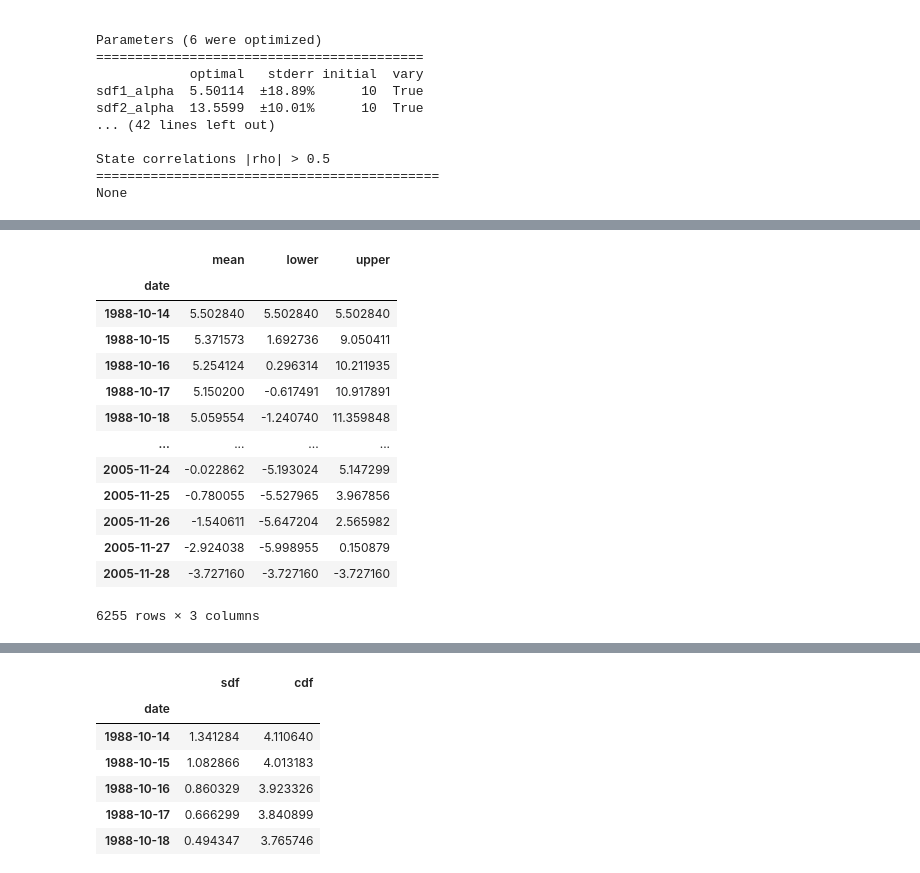
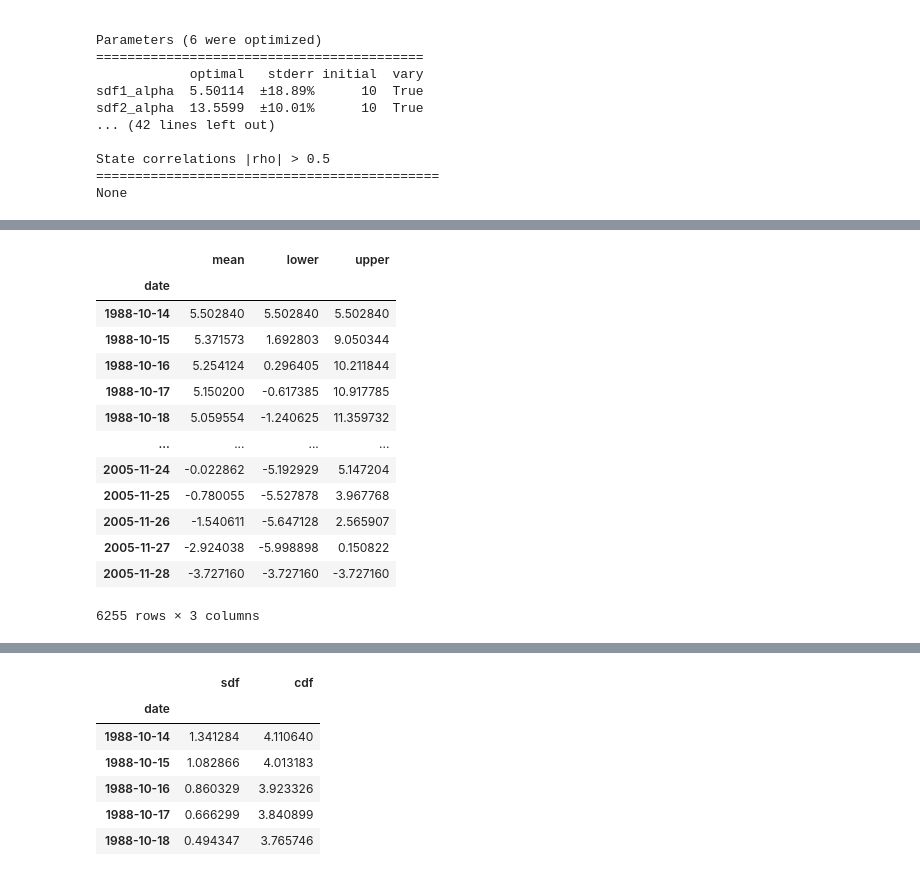
Before and after one commit to pastas/metran, a Jupyter notebook: examples/ex01_multiple_timeseries_analysis.ipynb, the cells around one changed output, grey strips where cells are left out. Saved outputs shown, nothing was run; the diff lists cells and outputs as text; code cells hidden in the pictures.

```diff
--- a/examples/ex01_multiple_timeseries_analysis.ipynb
+++ b/examples/ex01_multiple_timeseries_analysis.ipynb
@@ -214,20 +155,20 @@ means.plot()
 # %%
 # Get projected mean for specific series with/without confidence interval
 name = "B21B0214005"
-proj = mt.get_projection(name, ci=True)
+proj = mt.get_simulation(name, alpha=0.05)
 proj
 # %% [output]
 |  | mean | lower | upper |
 | date |  |  |  |
 | 1988-10-14 | 5.502840 | 5.502840 | 5.502840 |
-| 1988-10-15 | 5.371573 | 1.692736 | 9.050411 |
-| 1988-10-16 | 5.254124 | 0.296314 | 10.211935 |
-| 1988-10-17 | 5.150200 | -0.617491 | 10.917891 |
-| 1988-10-18 | 5.059554 | -1.240740 | 11.359848 |
+| 1988-10-15 | 5.371573 | 1.692803 | 9.050344 |
+| 1988-10-16 | 5.254124 | 0.296405 | 10.211844 |
+| 1988-10-17 | 5.150200 | -0.617385 | 10.917785 |
+| 1988-10-18 | 5.059554 | -1.240625 | 11.359732 |
 | ... | ... | ... | ... |
-| 2005-11-24 | -0.022862 | -5.193024 | 5.147299 |
-| 2005-11-25 | -0.780055 | -5.527965 | 3.967856 |
-| 2005-11-26 | -1.540611 | -5.647204 | 2.565982 |
-| 2005-11-27 | -2.924038 | -5.998955 | 0.150879 |
+| 2005-11-24 | -0.022862 | -5.192929 | 5.147204 |
+| 2005-11-25 | -0.780055 | -5.527878 | 3.967768 |
+| 2005-11-26 | -1.540611 | -5.647128 | 2.565907 |
+| 2005-11-27 | -2.924038 | -5.998898 | 0.150822 |
 | 2005-11-28 | -3.727160 | -3.727160 | -3.727160 |
 6255 rows × 3 columns
```
Also changed, not shown: parts of 15 cells of this notebook.
